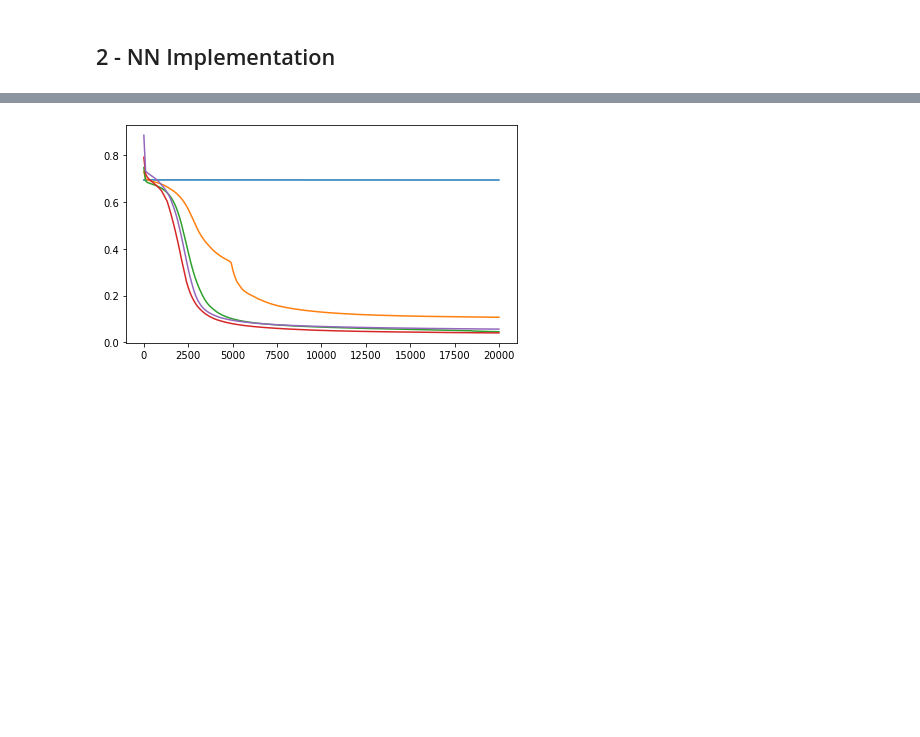
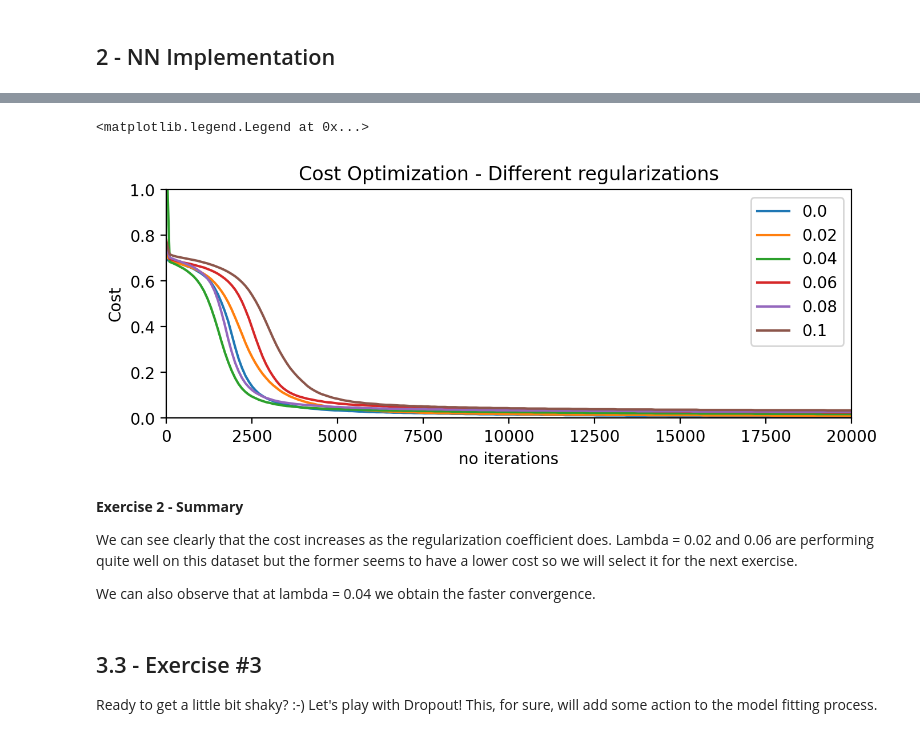
Before and after one commit to fernandoGitHub/ML_Projects, a Jupyter notebook: Deep Learning/Deep_Neural_Networks-Intermediate.ipynb, the cells around one changed output, grey strips where cells are left out. Saved outputs shown, nothing was run; the diff lists cells and outputs as text; code cells hidden in the pictures; blank space fills up the shorter version.

```diff
--- a/Deep Learning/Deep_Neural_Networks-Intermediate.ipynb
+++ b/Deep Learning/Deep_Neural_Networks-Intermediate.ipynb
@@ -489,7 +526,5 @@ Cost after iteration 19999: 0.05650653339284049
 # %%
-import pandas as pd
-
-res_df = pd.DataFrame(results).transpose()
-res_df.columns = ['Costs', 'Cost', 'Iterations', 'Train Acc', 'Test Acc']
-res_df
+res_df = pd.DataFrame(results, columns=['Units', 'Costs Array', 'Final Cost', 'Iterations', 'Train Acc', 'Test Acc'])
+res_df = res_df.set_index('Units')
+res_df.head(10)
 # %% [output]
@@ -501,0 +539,16 @@ res_df
+# %%
+fig = plt.figure(figsize=(6,2),dpi=200)
+ax = fig.add_axes([0, 0, 1, 1])
+
+ax.set_xlabel('no iterations')
+ax.set_ylabel('Cost')
+ax.set_title('Cost Optimization - Different Hiden Layer Sizes')
+
+plt.xlim(0, max(res_df['Iterations']))
+plt.ylim(0.0, 1.0);
+for i in range(0, res_df.shape[0]):
+  y = res_df.iloc[i]['Costs Array']
+  x = np.linspace(0, res_df.iloc[i]['Iterations'], len(y))
+  ax.plot(x, y, label=res_df.index[i])
+
+ax.legend(loc=1)
@@ -501,0 +599,2 @@ res_df
+# %%
+results = exercise_2(train_X, train_Y, test_X, test_Y, units = 16, display=True)
@@ -501,0 +642,4 @@ res_df
+# %%
+res_df = pd.DataFrame(results, columns=['Regularization', 'Costs Array', 'Final Cost', 'Iterations', 'Train Acc', 'Test Acc'])
+res_df = res_df.set_index('Regularization')
+res_df.head(10)
@@ -502,7 +655,31 @@ res_df
 # %%
+fig = plt.figure(figsize=(6,2),dpi=200)
+ax = fig.add_axes([0, 0, 1, 1])
+
+ax.set_xlabel('no iterations')
+ax.set_ylabel('Cost')
+ax.set_title('Cost Optimization - Different regularizations')
+
+plt.xlim(0, max(res_df['Iterations']))
+plt.ylim(0.0, 1.0);
 for i in range(0, res_df.shape[0]):
-  y = res_df.iloc[i]['Costs']
+  y = res_df.iloc[i]['Costs Array']
   x = np.linspace(0, res_df.iloc[i]['Iterations'], len(y))
-  plt.plot(x, y)
+  ax.plot(x, y, label=res_df.index[i])
+
+ax.legend(loc=1)
 # %% [output]
+<matplotlib.legend.Legend at 0x...>
-[figure, old version]
+[figure, new version]
+# %% [markdown]
+**Exercise 2 - Summary**
+
+We can see clearly that the cost increases as the regularization coefficient does. Lambda = 0.02 and 0.06 are performing quite well on this dataset but the former seems to have a lower cost so we will select it for the next exercise.
+
+We can also observe that at lambda = 0.04 we obtain the faster convergence.
+# %% [markdown]
+<a name='3'></a>
+## 3.3 - Exercise #3
+
+Ready to get a little bit shaky? :-)
+Let's play with Dropout! This, for sure, will add some action to the model fitting process.
```
Also changed, not shown: parts of 35 cells of this notebook.
